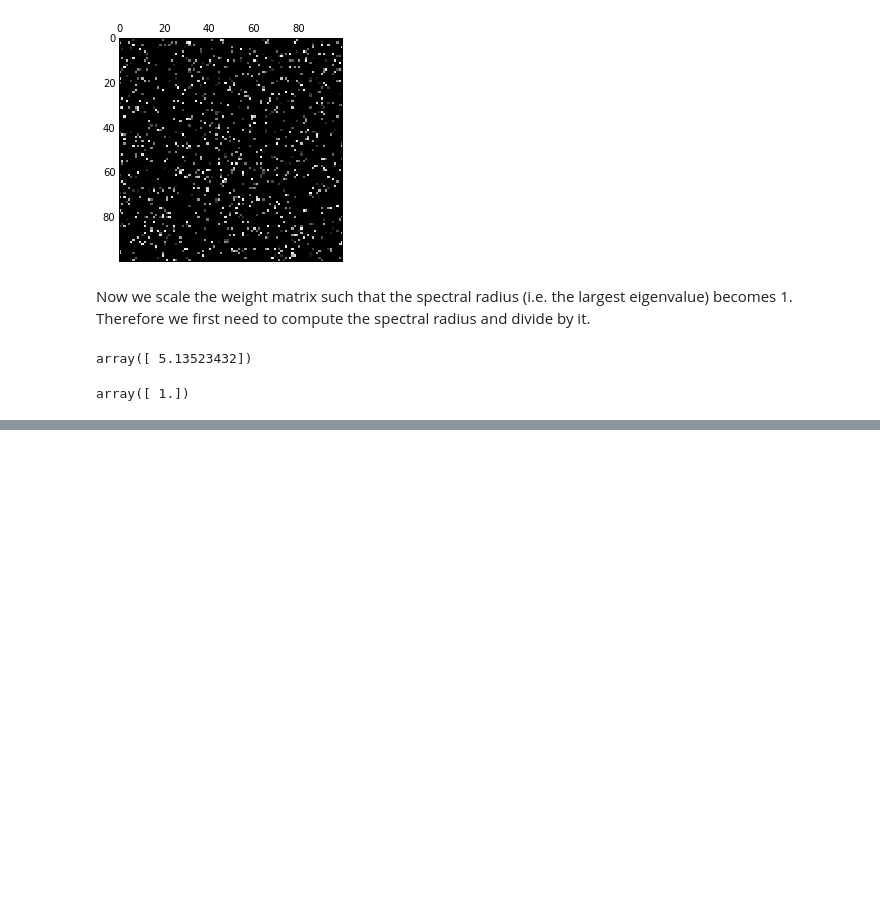
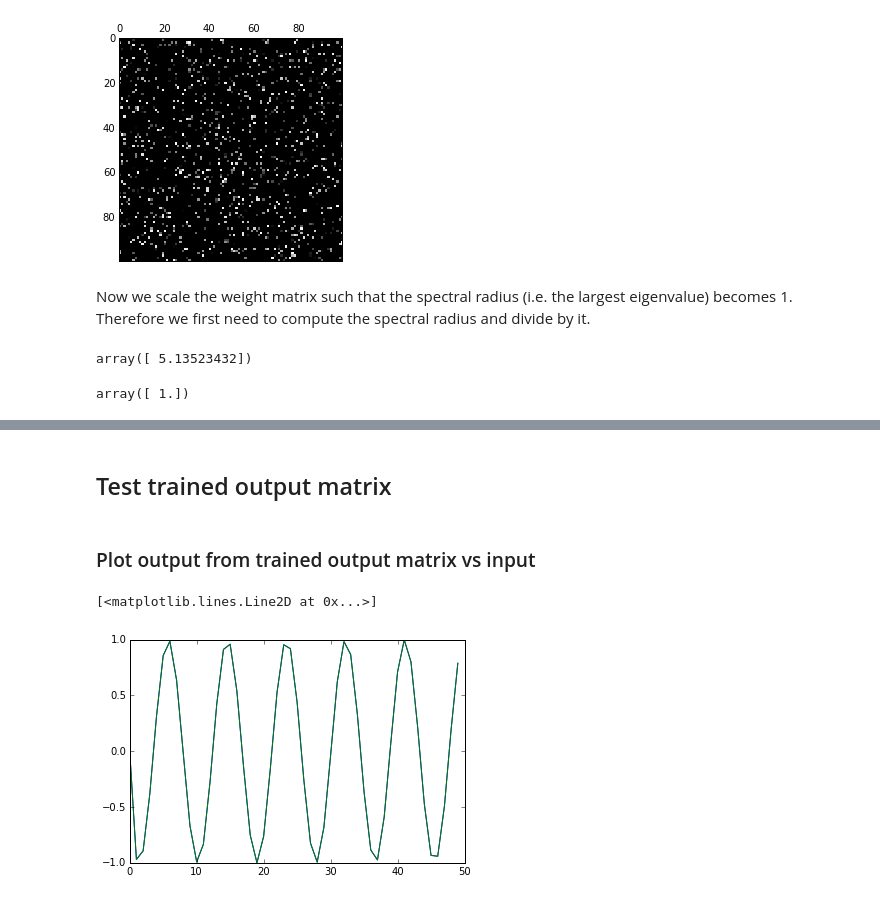
Before and after one commit to kstandvoss/Conceptors, a Jupyter notebook: Conceptors.ipynb, the cells around one changed output, grey strips where cells are left out. Cells and saved outputs as stored; diff of their text form; code cells hidden in the pictures; blank space fills up the shorter version.

```diff
--- a/Conceptors.ipynb
+++ b/Conceptors.ipynb
@@ -56,0 +146,5 @@ plt.matshow(W_in.T, cmap=plt.cm.gray);
+# %%
+def ridgeRegression(A, b, alpha):
+    aI = alpha * np.eye(A.shape[1])
+    first = np.linalg.inv(np.dot(A.T, A) + np.dot(aI.T, aI))
+    return np.dot(np.dot(first, A.T), b)
@@ -56,0 +161,37 @@ plt.matshow(W_in.T, cmap=plt.cm.gray);
+# %%
+# we need to transpose out data to fit into the equation
+W_out = ridgeRegression(
+    A = stateCollector.T,
+    b = inputCollector.T,
+    alpha = 0.01)
+# %% [markdown]
+## Test trained output matrix
+# %%
+washoutTimesteps = 500
+learnTimesteps = 1000
+
+# init empty state
+x = np.zeros((N, 1))
+
+outputCollector = np.zeros((N, learnTimesteps))
+
+for t in xrange(washoutTimesteps + learnTimesteps):
+    # get input from pattern-function
+    u = sinewave_1(t)
+
+    # update rule
+    x = np.tanh(np.dot(W_raw, x) + np.dot(W_in, u) + W_bias)
+
+    # if we are over the washout period, we start computing outputs
+    if t > washoutTimesteps:
+        output = np.dot(x.T, W_out)
+        outputCollector[:, t - washoutTimesteps] = output.T
+# %% [markdown]
+### Plot output from trained output matrix vs input
+# %%
+plt.figure()
+plt.plot(outputCollector[0,0:50])
+plt.plot(inputCollector[0,0:50])
+# %% [output]
+[<matplotlib.lines.Line2D at 0x...>]
+[figure, added]
```
Also changed, not shown: parts of 19 cells of this notebook.
